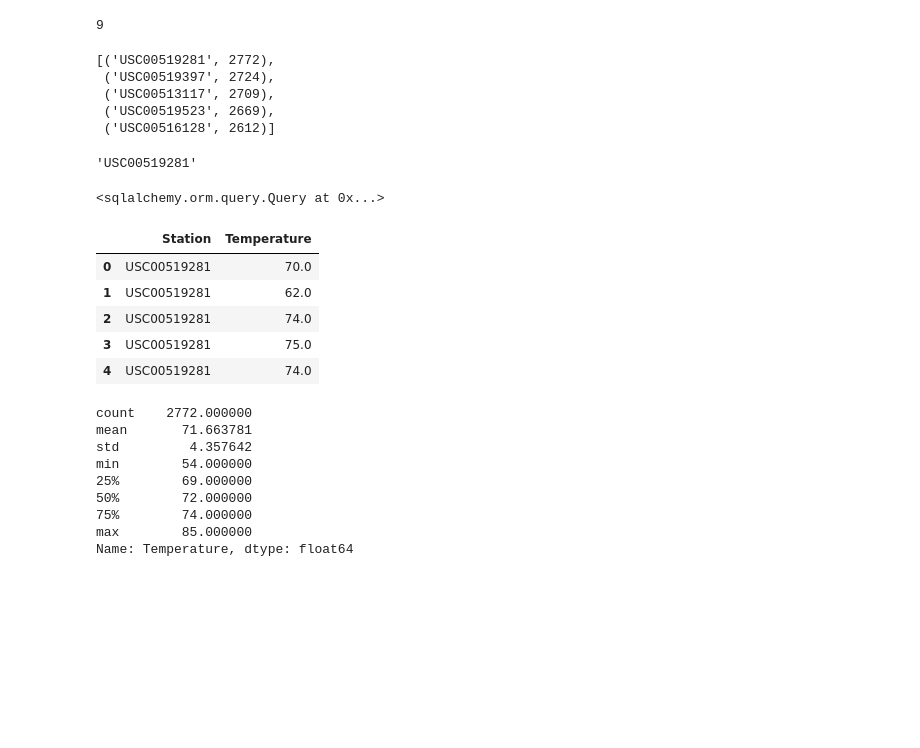
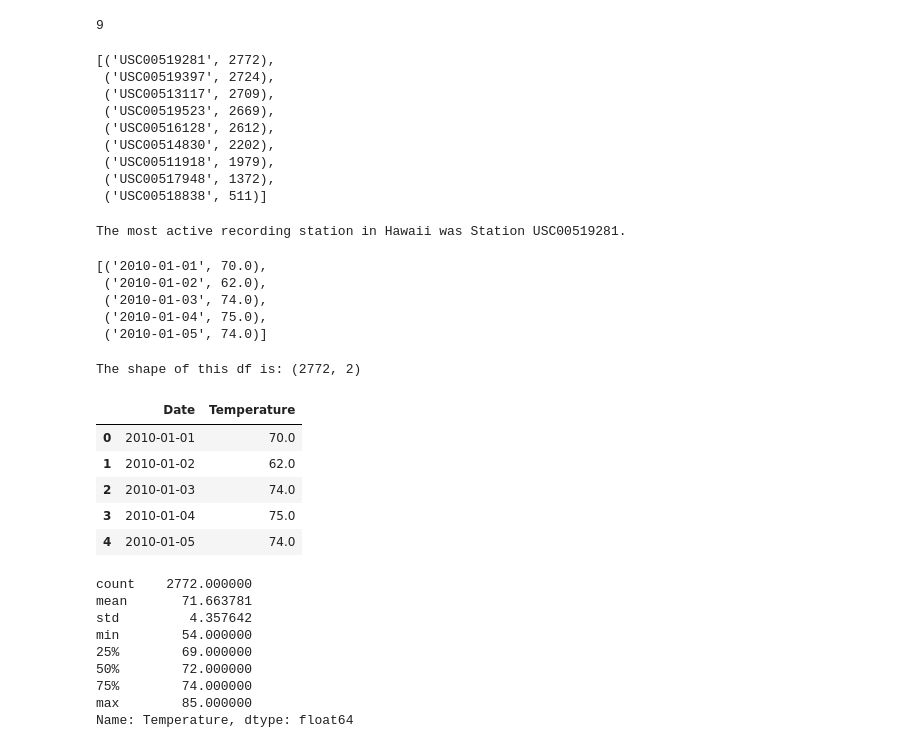
Before and after one commit to ethanwright96/sqlalchemy-challenge, a Jupyter notebook: SurfsUp/hawaii_prcp_temp.ipynb, the cells around one changed output. Drawn from its saved outputs; the diff is of its cells as text; code cells hidden in the pictures; blank space fills up the shorter version.

Commit message:
checked notebook and commented out remaining cells

```diff
--- a/SurfsUp/hawaii_prcp_temp.ipynb
+++ b/SurfsUp/hawaii_prcp_temp.ipynb
@@ -198,40 +203,53 @@ n_stations
 # %% [output]
 9
 # %%
-# Design a query to find the most active stations (i.e. which stations have the most rows?)
+# Design a query to find the most active stations (i.e. which stations have the most rows)
 # List the stations and their counts in descending order.
-
 station_activity = session.query(Measurement.station, func.count(Measurement.id)).\
     group_by(Measurement.station).order_by(func.count(Measurement.id).desc()).all()
-station_activity[0:5]
+station_activity
 # %% [output]
 [('USC00519281', 2772),
  ('USC00519397', 2724),
  ('USC00513117', 2709),
  ('USC00519523', 2669),
- ('USC00516128', 2612)]
+ ('USC00516128', 2612),
+ ('USC00514830', 2202),
+ ('USC00511918', 1979),
+ ('USC00517948', 1372),
+ ('USC00518838', 511)]
 # %%
 # Using the most active station id from the previous query, calculate the lowest, highest, and average temperature.
 most_active_station = station_activity[0][0]
-most_active_station
+print(f"The most active recording station in Hawaii was Station {most_active_station}.")
 # %% [output]
-'USC00519281'
+The most active recording station in Hawaii was Station USC00519281.
 # %%
-most_active_station_temperatures = session.query(Measurement.station, Measurement.tobs).\
+# Query the data and tobs filtering for the most_active_station
+most_active_station_temperatures = session.query(Measurement.date, Measurement.tobs).\
     filter(Measurement.station == most_active_station)
-most_active_station_temperatures
+# Print the first 5 tuples of the result
+most_active_station_temperatures[0:5]
 # %% [output]
-<sqlalchemy.orm.query.Query at 0x...>
+[('2010-01-01', 70.0),
+ ('2010-01-02', 62.0),
+ ('2010-01-03', 74.0),
+ ('2010-01-04', 75.0),
+ ('2010-01-05', 74.0)]
-# %%
-most_active_temp_df = pd.DataFrame(most_active_station_temperatures, columns = ['Station', 'Temperature'])
-most_active_temp_df.head()
-# %% [output]
-|  | Station | Temperature |
-| 0 | USC00519281 | 70.0 |
-| 1 | USC00519281 | 62.0 |
-| 2 | USC00519281 | 74.0 |
-| 3 | USC00519281 | 75.0 |
-| 4 | USC00519281 | 74.0 |
+# %%
+# Create a Pandas dataframe with the query result from cell 54
+most_active_temp_df = pd.DataFrame(most_active_station_temperatures, columns = ['Date', 'Temperature'])
+# Print the shap and the head() of the dataframe
+print(f"The shape of this df is: {most_active_temp_df.shape}")
+most_active_temp_df.head()
+# %% [output]
+The shape of this df is: (2772, 2)
+|  | Date | Temperature |
+| 0 | 2010-01-01 | 70.0 |
+| 1 | 2010-01-02 | 62.0 |
+| 2 | 2010-01-03 | 74.0 |
+| 3 | 2010-01-04 | 75.0 |
+| 4 | 2010-01-05 | 74.0 |
 # %%
 most_active_temp_df.Temperature.describe()
 # %% [output]
```
Also changed, not shown: parts of 14 cells of this notebook, 2 other files.
